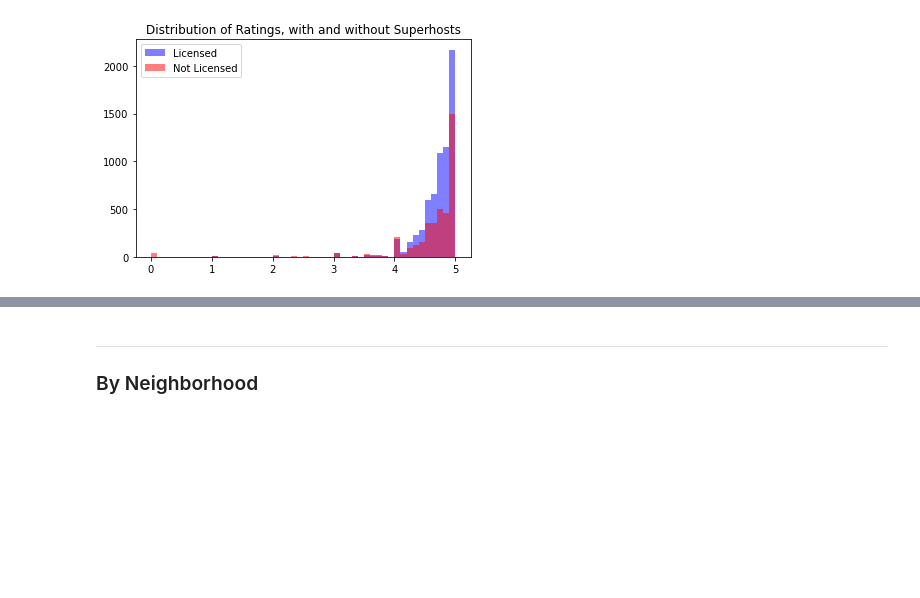
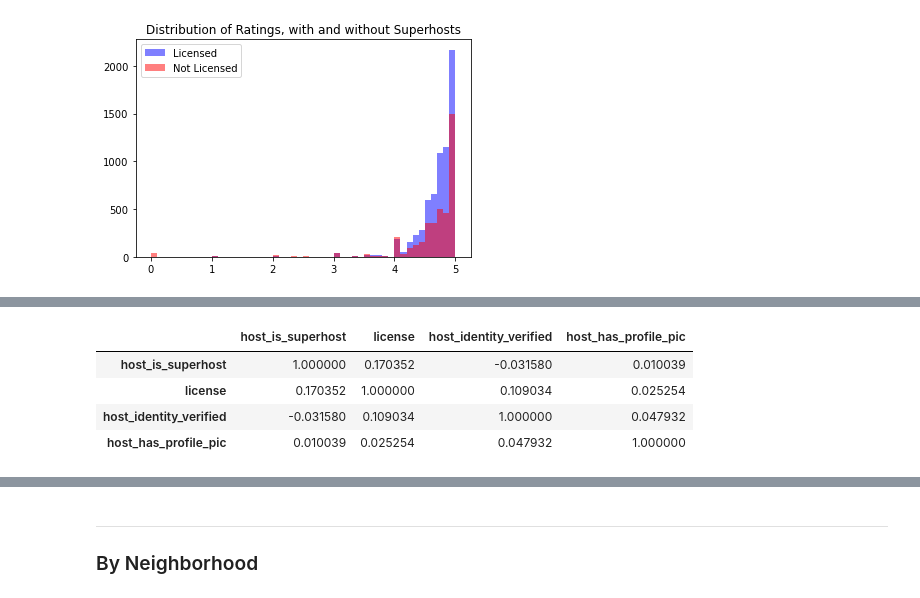
Before and after one commit to pemurp19/Airbnb-Listings, a Jupyter notebook: code/listings_eda.ipynb, the cells around one changed output, grey strips where cells are left out. Saved outputs shown, nothing was run; the diff lists cells and outputs as text; code cells hidden in the pictures; blank space fills up the shorter version.

```diff
--- a/code/listings_eda.ipynb
+++ b/code/listings_eda.ipynb
@@ -611,0 +621,8 @@ host.head()
+# %%
+listings[['host_is_superhost','license','host_identity_verified','host_has_profile_pic']].corr()
+# %% [output]
+|  | host_is_superhost | license | host_identity_verified | host_has_profile_pic |
+| host_is_superhost | 1.000000 | 0.170352 | -0.031580 | 0.010039 |
+| license | 0.170352 | 1.000000 | 0.109034 | 0.025254 |
+| host_identity_verified | -0.031580 | 0.109034 | 1.000000 | 0.047932 |
+| host_has_profile_pic | 0.010039 | 0.025254 | 0.047932 | 1.000000 |
```
Also changed, not shown: parts of 27 cells of this notebook, 2 other files.
